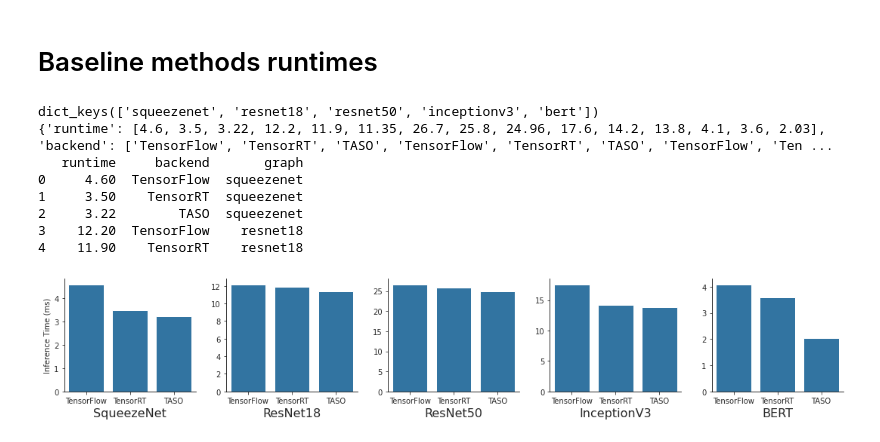
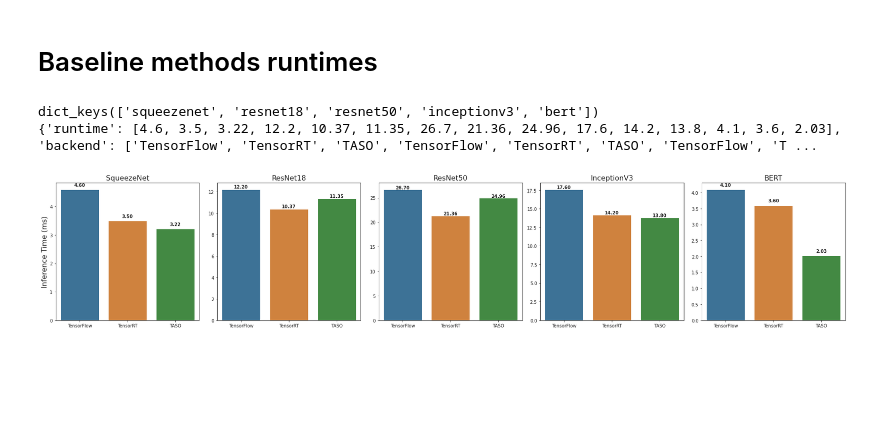
Before and after one commit to seanjparker/rlflow, a Jupyter notebook: notebooks/plotting.ipynb, the cells around one changed output. Cells and saved outputs as stored; diff of their text form; code cells hidden in the pictures; blank space fills up the shorter version.

Commit message:
Add new plots

```diff
--- a/notebooks/plotting.ipynb
+++ b/notebooks/plotting.ipynb
@@ -188,14 +203,44 @@ def plot_runtimes_bar_chart(paths):
     g.savefig('../plots/baseline_runtimes.png')
 # %%
 paths = get_files_from_dir('../results/test_runtime')
-plot_runtimes_bar_chart(paths)
+#plot_runtimes_bar_chart(paths)
-# %% [output]
-dict_keys(['squeezenet', 'resnet18', 'resnet50', 'inceptionv3', 'bert'])
-{'runtime': [4.6, 3.5, 3.22, 12.2, 11.9, 11.35, 26.7, 25.8, 24.96, 17.6, 14.2, 13.8, 4.1, 3.6, 2.03], 'backend': ['TensorFlow', 'TensorRT', 'TASO', 'TensorFlow', 'TensorRT', 'TASO', 'TensorFlow', 'Ten ...
-   runtime     backend       graph
-0     4.60  TensorFlow  squeezenet
-1     3.50    TensorRT  squeezenet
-2     3.22        TASO  squeezenet
-3    12.20  TensorFlow    resnet18
-4    11.90    TensorRT    resnet18
-[figure, removed]
+# %%
+backend_map = {'tf': 'TensorFlow', 'trt': 'TensorRT', 'taso': 'TASO', 'xflowrl': 'XflowRL'}
+graph_map = {'squeezenet': 'SqueezeNet', 'resnet18': 'ResNet18', 'resnet50': 'ResNet50', 'inceptionv3': 'InceptionV3', 'bert': 'BERT'}
+data = dict(runtime=[], backend=[], graph=[])
+graph_order = []
+for path, _ in paths:
+    json_data = load_json(path)
+    print(json_data.keys())
+    for k in json_data.keys():
+        for backend, obj in json_data[k]['runtime'].items():
+            if backend != 'xflowrl':
+                data['runtime'].append(obj['mean'])
+                data['backend'].append(backend_map[backend])
+                data['graph'].append(k)
+        graph_order.append(k)
+
+print(data)
+df = pd.DataFrame.from_dict(data)
+# %% [output]
+dict_keys(['squeezenet', 'resnet18', 'resnet50', 'inceptionv3', 'bert'])
+{'runtime': [4.6, 3.5, 3.22, 12.2, 10.37, 11.35, 26.7, 21.36, 24.96, 17.6, 14.2, 13.8, 4.1, 3.6, 2.03], 'backend': ['TensorFlow', 'TensorRT', 'TASO', 'TensorFlow', 'TensorRT', 'TASO', 'TensorFlow', 'T ...
+# %%
+g = sns.catplot(x='backend', y='runtime', col='graph',
+                data=df, kind="bar", saturation=0.6, ci=None, sharey=False)
+g.set_axis_labels('', 'Inference Time (ms)', fontsize=16)
+axes = g.axes.flatten()
+graphs = ['SqueezeNet', 'ResNet18', 'ResNet50', 'InceptionV3', 'BERT']
+for i, label in enumerate(graphs):
+    axes[i].set_title(label, fontsize=16)
+#for i, label in enumerate(graphs):
+#        g.axes[0,i].set_xlabel(label, fontsize=16)
+for ax in axes:
+    for _, spine in ax.spines.items():
+        spine.set_visible(True)
+        spine.set_color('black')
+
+show_values_on_bars(axes)
+g.savefig('../plots/baseline_runtimes.png')
+# %% [output]
+[figure, added]
```
Also changed, not shown: parts of 2 cells of this notebook, 3 other files.
